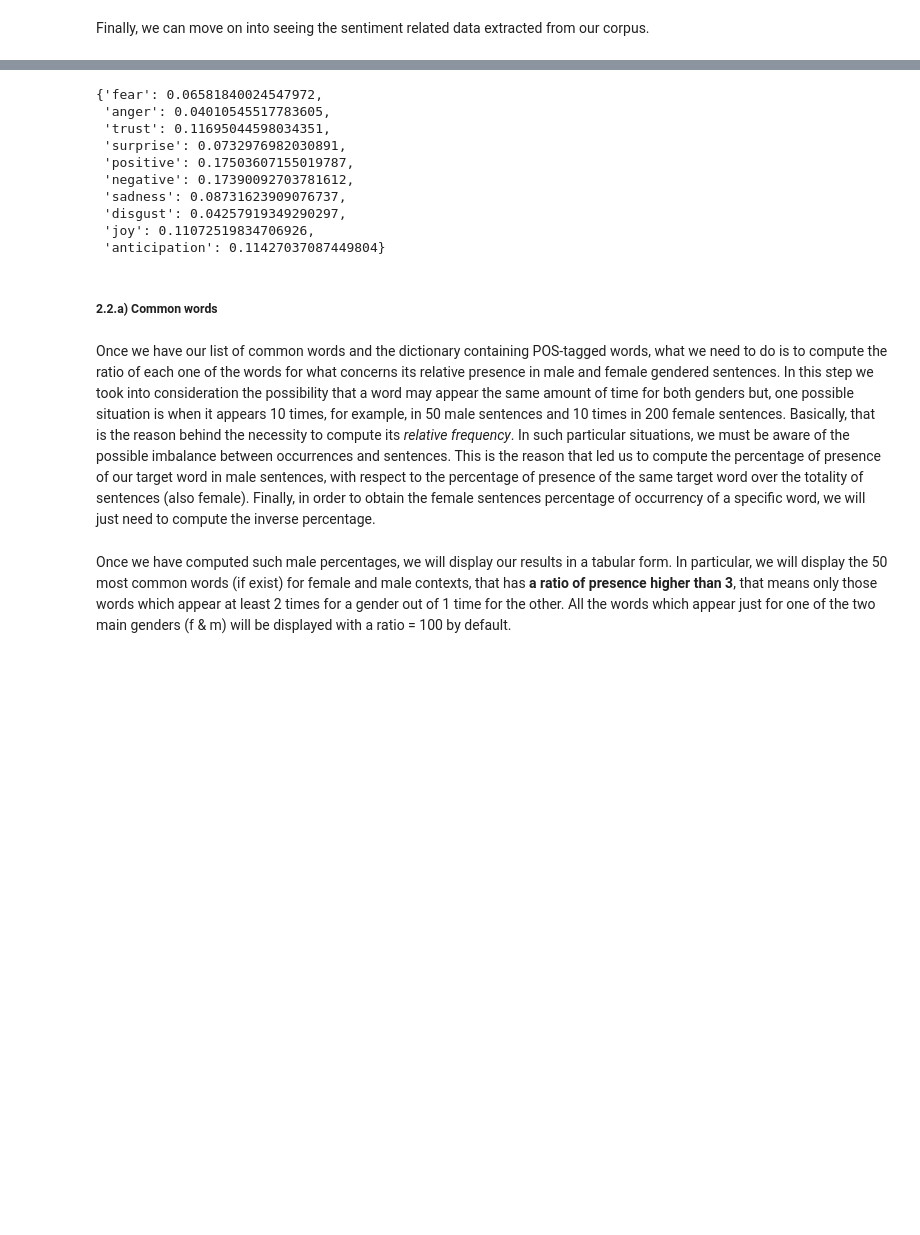
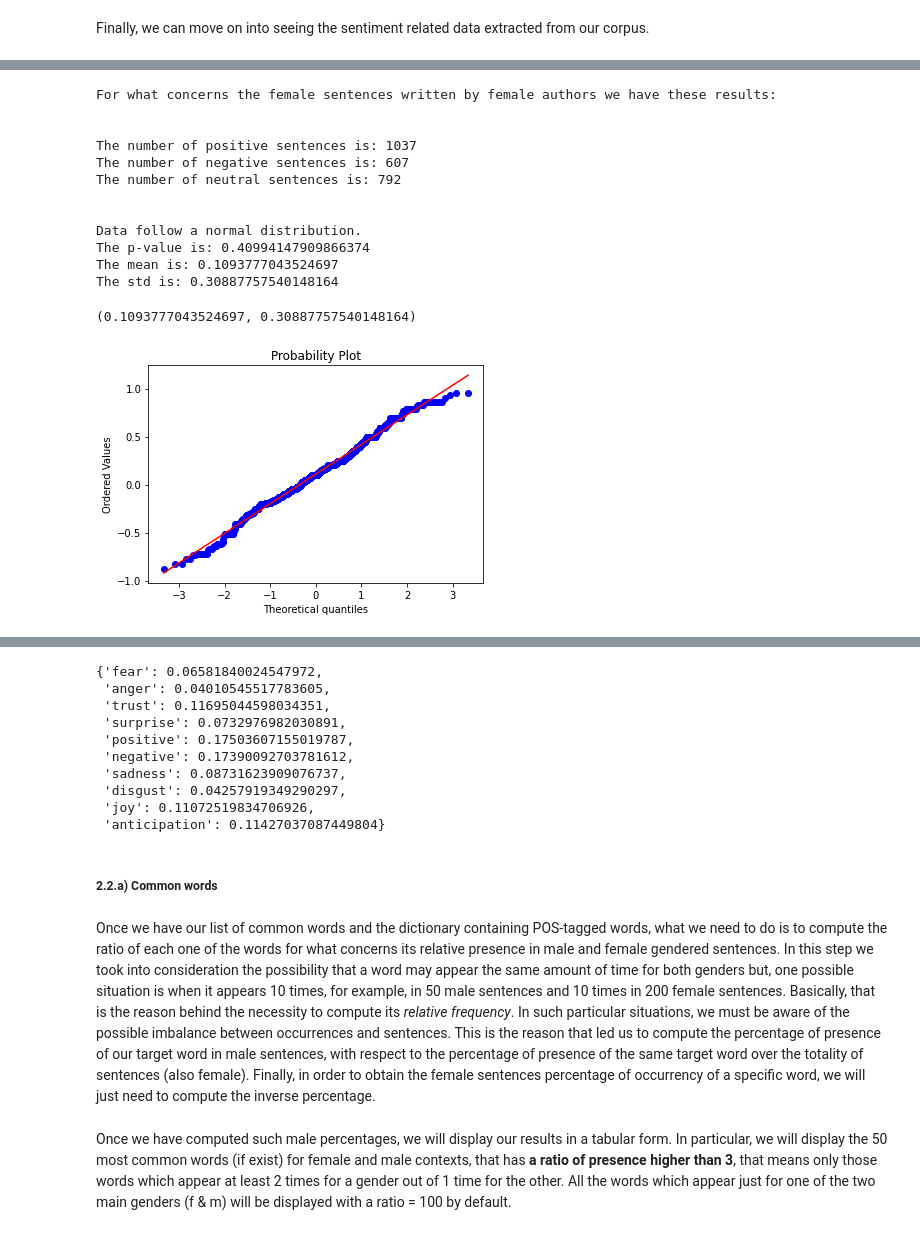
Before and after one commit to gobbykid/corpora_analytics, a Jupyter notebook: analytics.ipynb, the cells around one changed output, grey strips where cells are left out. Saved outputs shown, nothing was run; the diff lists cells and outputs as text; code cells hidden in the pictures; blank space fills up the shorter version.

```diff
--- a/analytics.ipynb
+++ b/analytics.ipynb
@@ -338,6 +333,7 @@ positive_score = 0
 positive_count = 0
 negative_score = 0
 negative_count = 0
+neutral_count = 0
 
 for sentiment in f_sentiment["male"]:
     for sentence in f_sentiment["male"][sentiment]:
@@ -347,11 +343,14 @@ for sentiment in f_sentiment["male"]:
         elif sentiment == 'NEG':
             negative_score += f_sentiment["male"][sentiment][sentence]
             negative_count += 1
+        else:
+            neutral_count += 1
+
 positive_mean = positive_score/positive_count
 negative_mean = negative_score/negative_count
 print("In the FEMALE AUTHORS CORPUS:")
 print("Over the", positive_count, "positive sentences about male, their polarity score mean is:", positive_mean)
 print("Over the", negative_count, "negative sentences about male, their polarity score mean is:", negative_mean)
-print("The overall mean of polarity score in the", positive_count+negative_count, "positive and negative sentences about male is:", (positive_score+negative_score)/(positive_count+negative_count))
+print("The overall mean of polarity score in the", neutral_count+positive_count+negative_count, "positive, negative and neutral sentences about male is:", (positive_score+negative_score)/(neutral_count+positive_count+negative_count))
 # %% [output]
 In the FEMALE AUTHORS CORPUS:
@@ -363,6 +362,8 @@ positive_score = 0
 positive_count = 0
 negative_score = 0
 negative_count = 0
+neutral_count = 0
+
 for sentiment in f_sentiment["female"]:
     for sentence in f_sentiment["female"][sentiment]:
         if sentiment == 'POS':
@@ -371,11 +372,13 @@ for sentiment in f_sentiment["female"]:
         elif sentiment == 'NEG':
             negative_score += f_sentiment["female"][sentiment][sentence]
             negative_count += 1
+        else:
+            neutral_count += 1
 positive_mean = positive_score/positive_count
 negative_mean = negative_score/negative_count
 print("In the FEMALE AUTHORS CORPUS:")
 print("Over the", positive_count, "positive sentences about female, their polarity score mean is:", positive_mean)
 print("Over the", negative_count, "negative sentences about female, their polarity score mean is:", negative_mean)
-print("The overall mean of polarity score in the", positive_count+negative_count, "positive and negative sentences about female is:", (positive_score+negative_score)/(positive_count+negative_count))
+print("The overall mean of polarity score in the", neutral_count+positive_count+negative_count, "positive and negative sentences about female is:", (positive_score+negative_score)/(neutral_count+positive_count+negative_count))
 # %% [output]
 In the FEMALE AUTHORS CORPUS:
@@ -384,0 +394,7 @@ The overall mean of polarity score in the 1236 positive and negative sentences a
+# %%
+f_female_pos = list()
+f_male_pos = list()
+f_female_neg = list()
+f_male_neg = list()
+f_female_neu = list()
+f_male_neu = list()
@@ -384,0 +403,16 @@ The overall mean of polarity score in the 1236 positive and negative sentences a
+# %%
+for sentence in f_sent_dict:
+    if f_sent_dict[sentence]["gender"] == "female":
+        if f_sent_dict[sentence]["polarity"] == "POS":
+            f_female_pos.append(f_sent_dict[sentence]["score"])
+        elif f_sent_dict[sentence]["polarity"] == "NEG":
+            f_female_neg.append(f_sent_dict[sentence]["score"])
+        else:
+            f_female_neu.append(0)
+    elif f_sent_dict[sentence]["gender"] == "male":
+        if f_sent_dict[sentence]["polarity"] == "POS":
+            f_male_pos.append(f_sent_dict[sentence]["score"])
+        elif f_sent_dict[sentence]["polarity"] == "NEG":
+            f_male_neg.append(f_sent_dict[sentence]["score"])
+        else:
+            f_male_neu.append(0)
@@ -384,0 +424,23 @@ The overall mean of polarity score in the 1236 positive and negative sentences a
+# %%
+print("For what concerns the female sentences written by female authors we have these results:")
+print("\n")
+print("The number of positive sentences is:", len(f_female_pos))
+print("The number of negative sentences is:", len(f_female_neg))
+print("The number of neutral sentences is:", len(f_female_neu))
+print("\n")
+check_distribution([f_female_pos,f_female_neg])
+# %% [output]
+For what concerns the female sentences written by female authors we have these results:
+
+
+The number of positive sentences is: 1037
+The number of negative sentences is: 607
+The number of neutral sentences is: 792
+
+
+Data follow a normal distribution.
+The p-value is: 0.40994147909866374
+The mean is: 0.1093777043524697
+The std is: 0.30887757540148164
+(0.1093777043524697, 0.30887757540148164)
+[figure, added]
```
Also changed, not shown: parts of 29 cells of this notebook, 10 other files.
